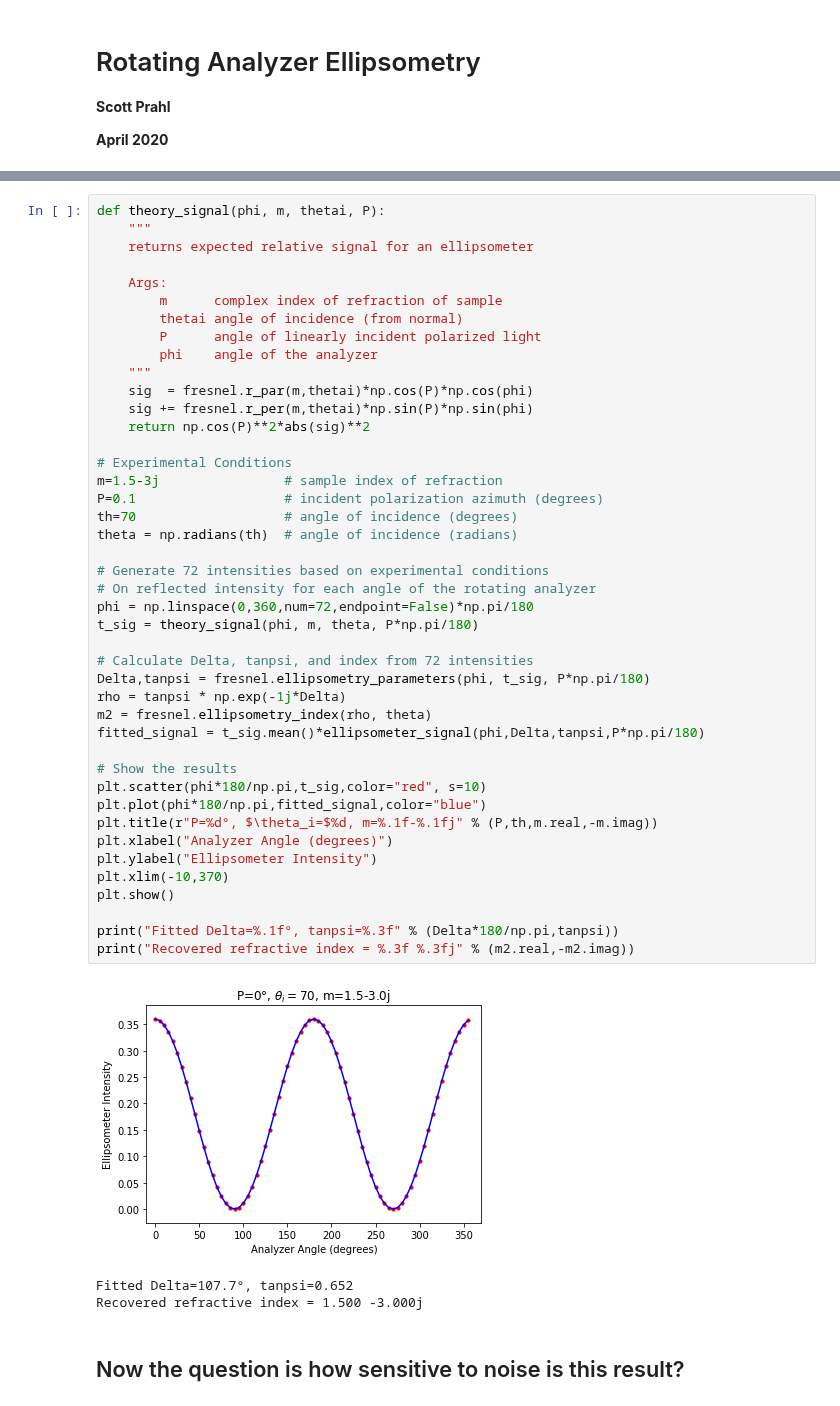
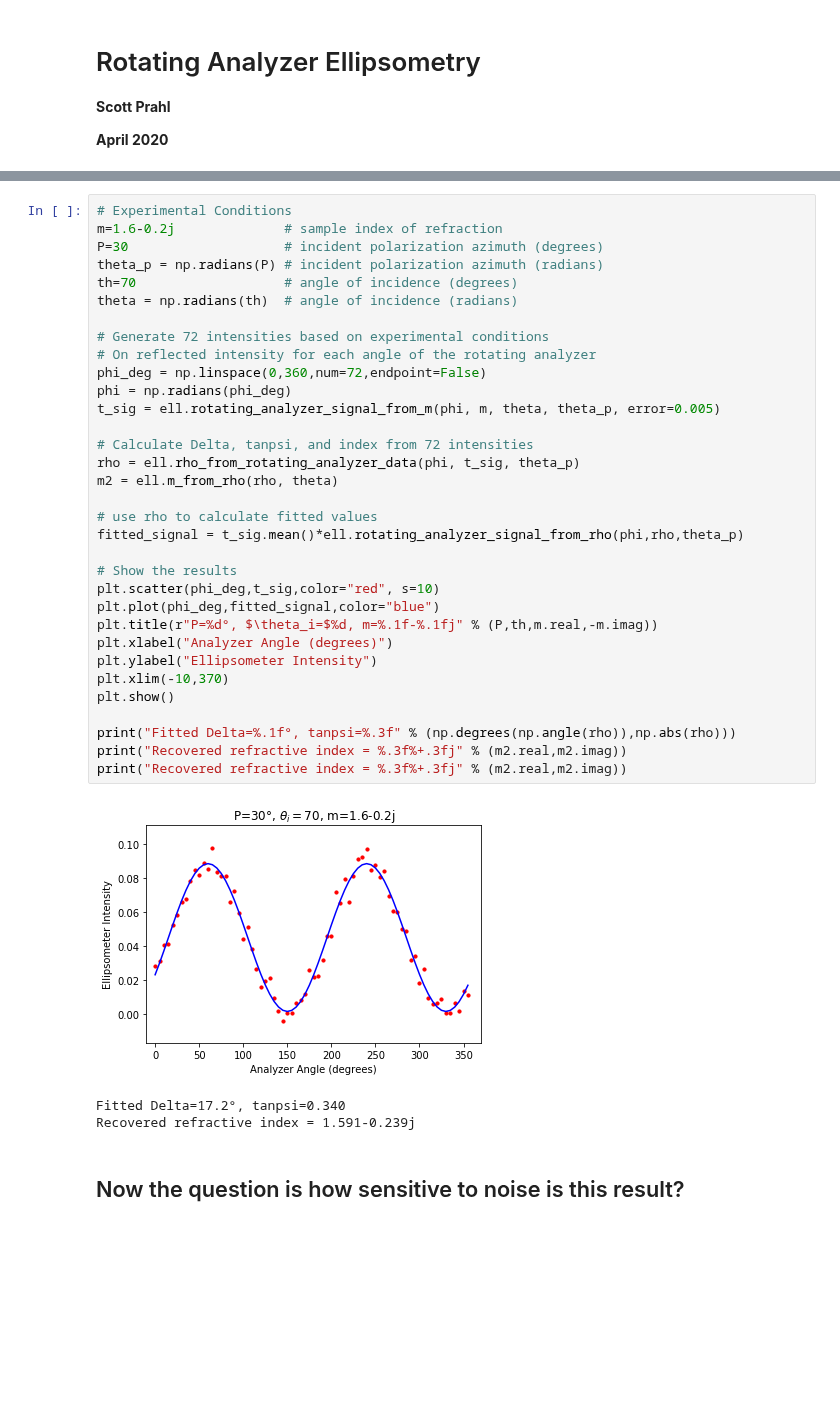
Before and after one commit to scottprahl/pypolar, a Jupyter notebook: docs/10c-Ellipsometry.ipynb, the cells around one changed output, grey strips where cells are left out. Saved outputs shown, nothing was run; the diff lists cells and outputs as text; blank space fills up the shorter version.

```diff
--- a/docs/10c-Ellipsometry.ipynb
+++ b/docs/10c-Ellipsometry.ipynb
@@ -209,51 +220,41 @@ I_D = \cos^2P \cdot\left|r_p(\theta_i)\cos P \cos\phi+r_s(\theta_i)\sin P \sin\p
 $$
 # %%
-def theory_signal(phi, m, thetai, P):
-    """
-    returns expected relative signal for an ellipsometer
-
-    Args:
-        m      complex index of refraction of sample
-        thetai angle of incidence (from normal)
-        P      angle of linearly incident polarized light
-        phi    angle of the analyzer
-    """
-    sig  = fresnel.r_par(m,thetai)*np.cos(P)*np.cos(phi)
-    sig += fresnel.r_per(m,thetai)*np.sin(P)*np.sin(phi)
-    return np.cos(P)**2*abs(sig)**2
-
 # Experimental Conditions
-m=1.5-3j                # sample index of refraction
-P=0.1                   # incident polarization azimuth (degrees)
+m=1.6-0.2j              # sample index of refraction
+P=30                    # incident polarization azimuth (degrees)
+theta_p = np.radians(P) # incident polarization azimuth (radians)
 th=70                   # angle of incidence (degrees)
 theta = np.radians(th)  # angle of incidence (radians)
 
 # Generate 72 intensities based on experimental conditions
 # On reflected intensity for each angle of the rotating analyzer
-phi = np.linspace(0,360,num=72,endpoint=False)*np.pi/180
-t_sig = theory_signal(phi, m, theta, P*np.pi/180)
+phi_deg = np.linspace(0,360,num=72,endpoint=False)
+phi = np.radians(phi_deg)
+t_sig = ell.rotating_analyzer_signal_from_m(phi, m, theta, theta_p, error=0.005)
 
 # Calculate Delta, tanpsi, and index from 72 intensities
-Delta,tanpsi = fresnel.ellipsometry_parameters(phi, t_sig, P*np.pi/180)
-rho = tanpsi * np.exp(-1j*Delta)
-m2 = fresnel.ellipsometry_index(rho, theta)
-fitted_signal = t_sig.mean()*ellipsometer_signal(phi,Delta,tanpsi,P*np.pi/180)
+rho = ell.rho_from_rotating_analyzer_data(phi, t_sig, theta_p)
+m2 = ell.m_from_rho(rho, theta)
+
+# use rho to calculate fitted values
+fitted_signal = t_sig.mean()*ell.rotating_analyzer_signal_from_rho(phi,rho,theta_p)
 
 # Show the results
-plt.scatter(phi*180/np.pi,t_sig,color="red", s=10)
-plt.plot(phi*180/np.pi,fitted_signal,color="blue")
+plt.scatter(phi_deg,t_sig,color="red", s=10)
+plt.plot(phi_deg,fitted_signal,color="blue")
 plt.title(r"P=%d°, $\theta_i=$%d, m=%.1f-%.1fj" % (P,th,m.real,-m.imag))
 plt.xlabel("Analyzer Angle (degrees)")
 plt.ylabel("Ellipsometer Intensity")
 plt.xlim(-10,370)
 plt.show()
 
-print("Fitted Delta=%.1f°, tanpsi=%.3f" % (Delta*180/np.pi,tanpsi))
-print("Recovered refractive index = %.3f %.3fj" % (m2.real,-m2.imag))
+print("Fitted Delta=%.1f°, tanpsi=%.3f" % (np.degrees(np.angle(rho)),np.abs(rho)))
+print("Recovered refractive index = %.3f%+.3fj" % (m2.real,m2.imag))
+print("Recovered refractive index = %.3f%+.3fj" % (m2.real,m2.imag))
 # %% [output]
-[figure, old version]
+[figure, new version]
-Fitted Delta=107.7°, tanpsi=0.652
-Recovered refractive index = 1.500 -3.000j
+Fitted Delta=17.2°, tanpsi=0.340
+Recovered refractive index = 1.591-0.239j
 # %% [markdown]
 ## Now the question is how sensitive to noise is this result?
 # %%
```
Also changed, not shown: parts of 5 cells of this notebook.
